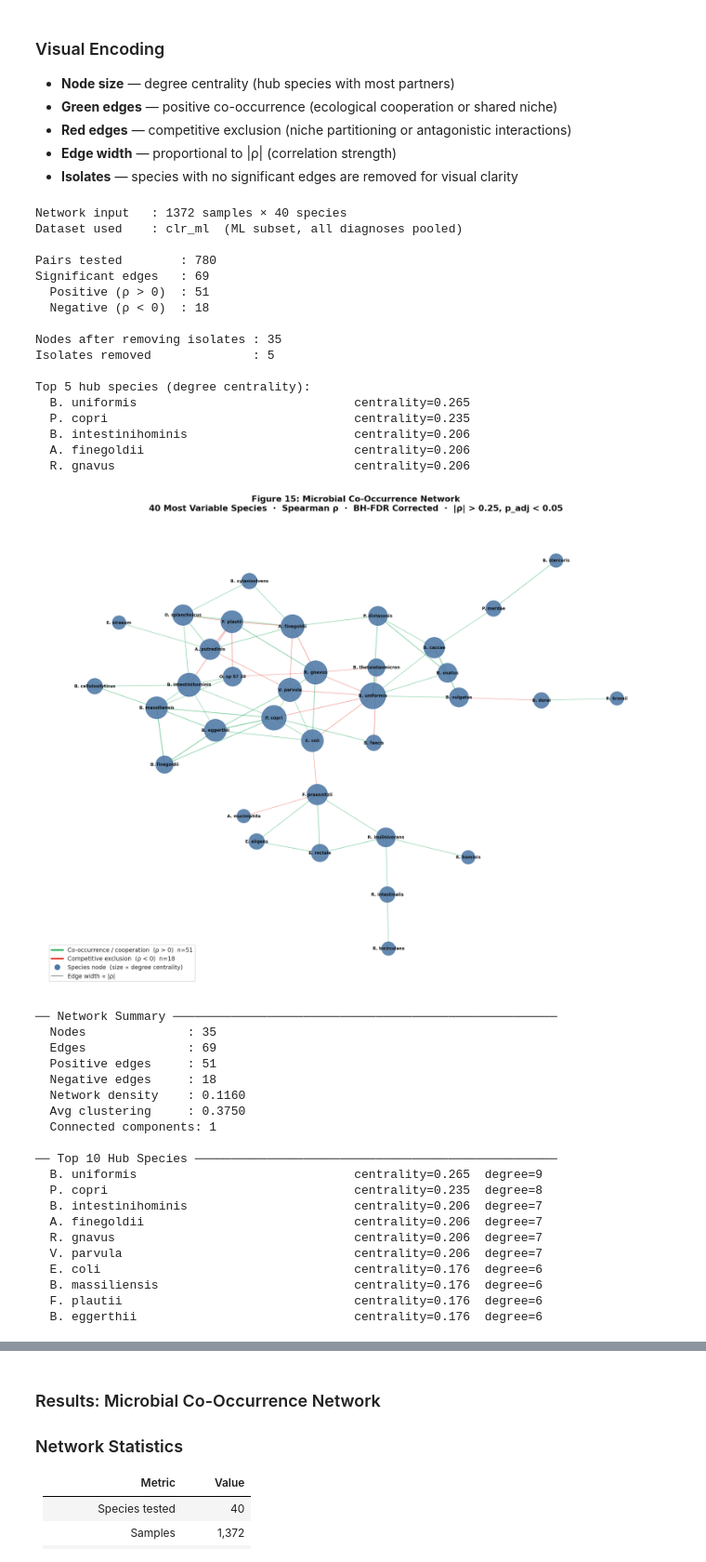
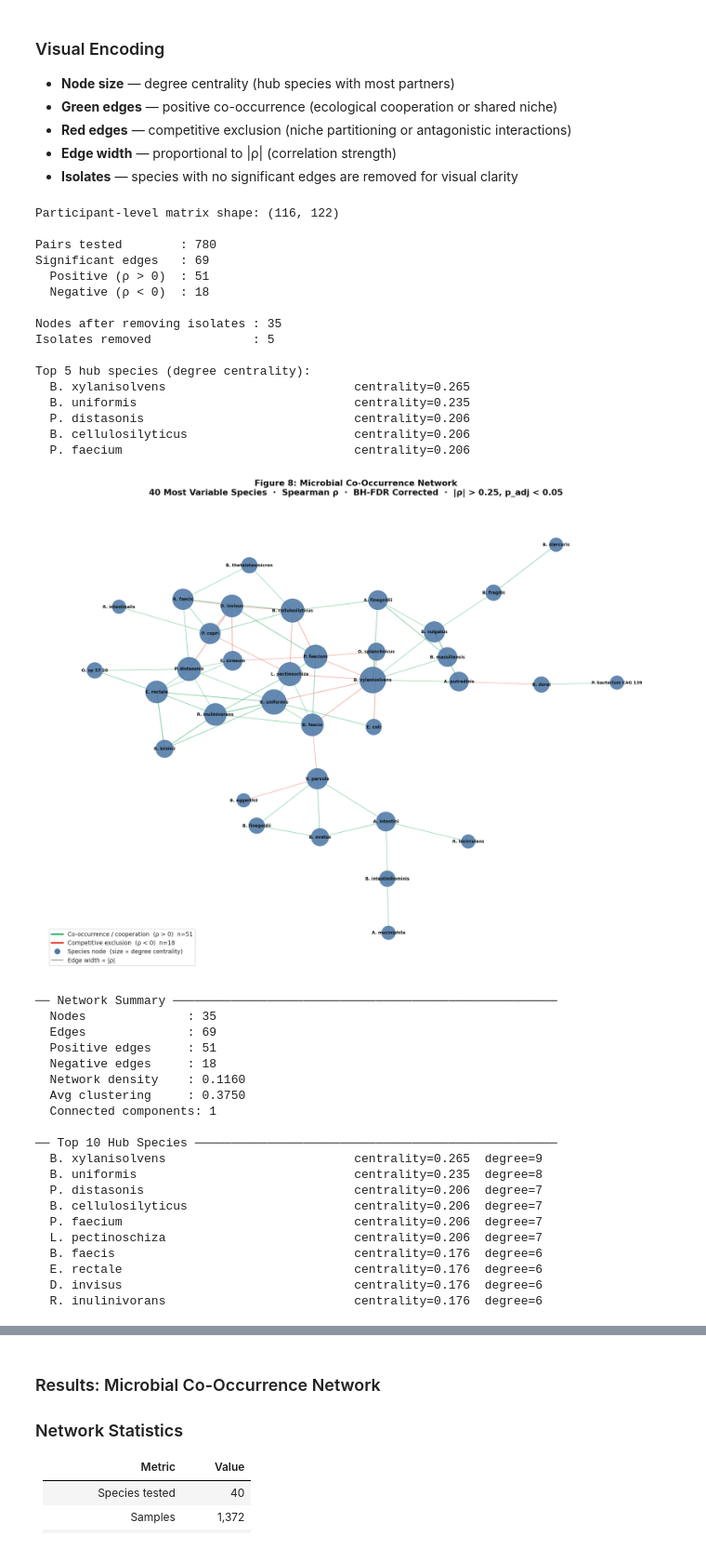
Before and after one commit to Shivadzn/HMP2_IBD_Microbiome_Longitudinal_Analysis, a Jupyter notebook: notebook/HMP2_IBD_Microbiome_Longitudinal_Analysis.ipynb, the cells around one changed output, grey strips where cells are left out. Shown at 93% size. Saved outputs shown, nothing was run; the diff lists cells and outputs as text; code cells hidden in the pictures.

```diff
--- a/notebook/HMP2_IBD_Microbiome_Longitudinal_Analysis.ipynb
+++ b/notebook/HMP2_IBD_Microbiome_Longitudinal_Analysis.ipynb
@@ -4470,12 +4480,20 @@ a limitation addressed in the interpretation below.
 
 plt.close('all')
 
-# ── 0. Select 40 most variable species from clr_ml ───────────────────────────
-top40    = clr_ml.var().nlargest(40).index.tolist()
-net_data = clr_ml[top40]
+# Collapse clr_ml (1,372 samples) to one mean CLR profile per participant (116 rows)
+clr_participant = clr_ml.groupby(df_ml_clean['Participant ID']).mean()
+print(f"Participant-level matrix shape: {clr_participant.shape}")  # should be (116, 122)
 
-print(f"Network input   : {net_data.shape[0]} samples × {len(top40)} species")
-print(f"Dataset used    : clr_ml  (ML subset, all diagnoses pooled)")
+# Select the 40 most variable species on this participant-level matrix
+top40 = clr_participant.var().sort_values(ascending=False).head(40).index
+clr_top40 = clr_participant[top40]
+
+# # ── 0. Select 40 most variable species from clr_ml ───────────────────────────
+# top40    = clr_ml.var().nlargest(40).index.tolist()
+# net_data = clr_ml[top40]
+
+# print(f"Network input   : {net_data.shape[0]} samples × {len(top40)} species")
+# print(f"Dataset used    : clr_ml  (ML subset, all diagnoses pooled)")
 
 # ── 1. Pairwise Spearman correlations ─────────────────────────────────────────
 corr_rows = []
@@ -4614,41 +4632,40 @@ plt.savefig('figure15_cooccurrence_network.png',
             bbox_inches='tight', dpi=300, facecolor='white')
 plt.show()
 plt.close('all')
 
 # ── 10. Console summary ───────────────────────────────────────────────────────
 print("\n── Network Summary ─────────────────────────────────────────────────────")
 print(f"  Nodes              : {G.number_of_nodes()}")
 print(f"  Edges              : {G.number_of_edges()}")
 print(f"  Positive edges     : {len(pos_edges)}")
 print(f"  Negative edges     : {len(neg_edges)}")
 print(f"  Network density    : {nx.density(G):.4f}")
 print(f"  Avg clustering     : {nx.average_clustering(G):.4f}")
 print(f"  Connected components: {nx.number_connected_components(G)}")
 
 print("\n── Top 10 Hub Species ──────────────────────────────────────────────────")
 for sp, c in sorted(cent.items(), key=lambda x: -x[1])[:10]:
     short = sp.split()[0][0] + '. ' + ' '.join(sp.split()[1:])
     deg   = G.degree(sp)
     print(f"  {short:<40}  centrality={c:.3f}  degree={deg}")
 # %% [output]
-Network input   : 1372 samples × 40 species
-Dataset used    : clr_ml  (ML subset, all diagnoses pooled)
+Participant-level matrix shape: (116, 122)
 
 Pairs tested        : 780
 Significant edges   : 69
   Positive (ρ > 0)  : 51
   Negative (ρ < 0)  : 18
 
 Nodes after removing isolates : 35
 Isolates removed              : 5
 
 Top 5 hub species (degree centrality):
-  B. uniformis                              centrality=0.265
-  P. copri                                  centrality=0.235
-  B. intestinihominis                       centrality=0.206
-  A. finegoldii                             centrality=0.206
-  R. gnavus                                 centrality=0.206
+  B. xylanisolvens                          centrality=0.265
+  B. uniformis                              centrality=0.235
+  P. distasonis                             centrality=0.206
+  B. cellulosilyticus                       centrality=0.206
+  P. faecium                                centrality=0.206
-[figure, old version]
+[figure, new version]
 ── Network Summary ─────────────────────────────────────────────────────
   Nodes              : 35
   Edges              : 69
@@ -4659,13 +4676,13 @@ Top 5 hub species (degree centrality):
   Connected components: 1
 
 ── Top 10 Hub Species ──────────────────────────────────────────────────
-  B. uniformis                              centrality=0.265  degree=9
-  P. copri                                  centrality=0.235  degree=8
-  B. intestinihominis                       centrality=0.206  degree=7
-  A. finegoldii                             centrality=0.206  degree=7
-  R. gnavus                                 centrality=0.206  degree=7
-  V. parvula                                centrality=0.206  degree=7
-  E. coli                                   centrality=0.176  degree=6
-  B. massiliensis                           centrality=0.176  degree=6
-  F. plautii                                centrality=0.176  degree=6
-  B. eggerthii                              centrality=0.176  degree=6
+  B. xylanisolvens                          centrality=0.265  degree=9
+  B. uniformis                              centrality=0.235  degree=8
+  P. distasonis                             centrality=0.206  degree=7
+  B. cellulosilyticus                       centrality=0.206  degree=7
+  P. faecium                                centrality=0.206  degree=7
+  L. pectinoschiza                          centrality=0.206  degree=7
+  B. faecis                                 centrality=0.176  degree=6
+  E. rectale                                centrality=0.176  degree=6
+  D. invisus                                centrality=0.176  degree=6
+  R. inulinivorans                          centrality=0.176  degree=6
```
Also changed, not shown: parts of 2 cells of this notebook.
